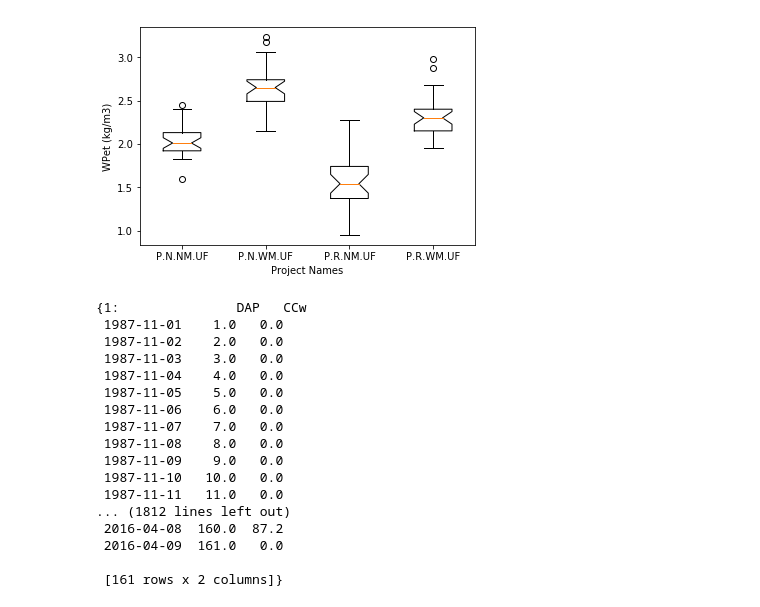
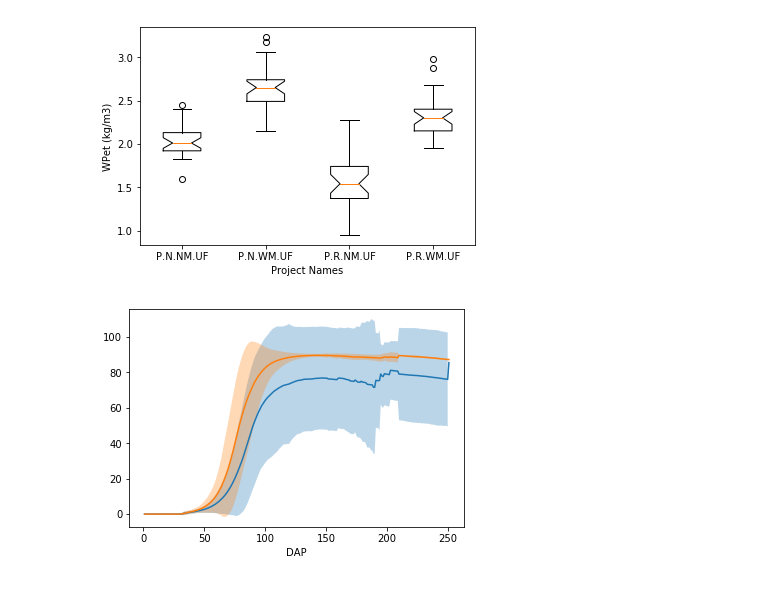
Before and after one commit to caburj/acresults, a Jupyter notebook: examples/example-01.ipynb, the cells around one changed output. Drawn from its saved outputs; the diff is of its cells as text; code cells hidden in the pictures.

Commit message:
implement tsplot for single result.

```diff
--- a/examples/example-01.ipynb
+++ b/examples/example-01.ipynb
@@ -70,23 +70,8 @@ ac.boxplot(results=[pnnmuf, pnwmuf, prnmuf, prwmuf], variable="biomass")
 ac.boxplot(results=[pnnmuf, pnwmuf, prnmuf, prwmuf], variable="wpet")
 # %% [output]
 [figure]
-# %%
-pnnmuf.get_variable("ccw")
-# %% [output]
-{1:               DAP   CCw
- 1987-11-01    1.0   0.0
- 1987-11-02    2.0   0.0
- 1987-11-03    3.0   0.0
- 1987-11-04    4.0   0.0
- 1987-11-05    5.0   0.0
- 1987-11-06    6.0   0.0
- 1987-11-07    7.0   0.0
- 1987-11-08    8.0   0.0
- 1987-11-09    9.0   0.0
- 1987-11-10   10.0   0.0
- 1987-11-11   11.0   0.0
-... (1812 lines left out)
- 2016-04-08  160.0  87.2
- 2016-04-09  161.0   0.0
-
- [161 rows x 2 columns]}
+# %%
+ac.tsplot(prnmuf, "ccw", ci_percentage=0.95)
+ac.tsplot(pnnmuf, "ccw", ci_percentage=0.95)
+# %% [output]
+[figure, added]
```
Also changed, not shown: 2 other files.
